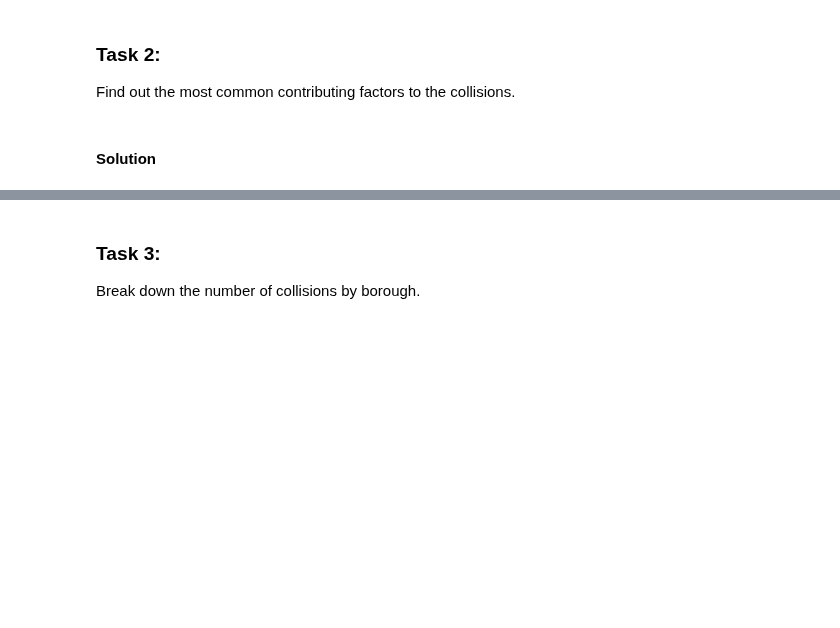
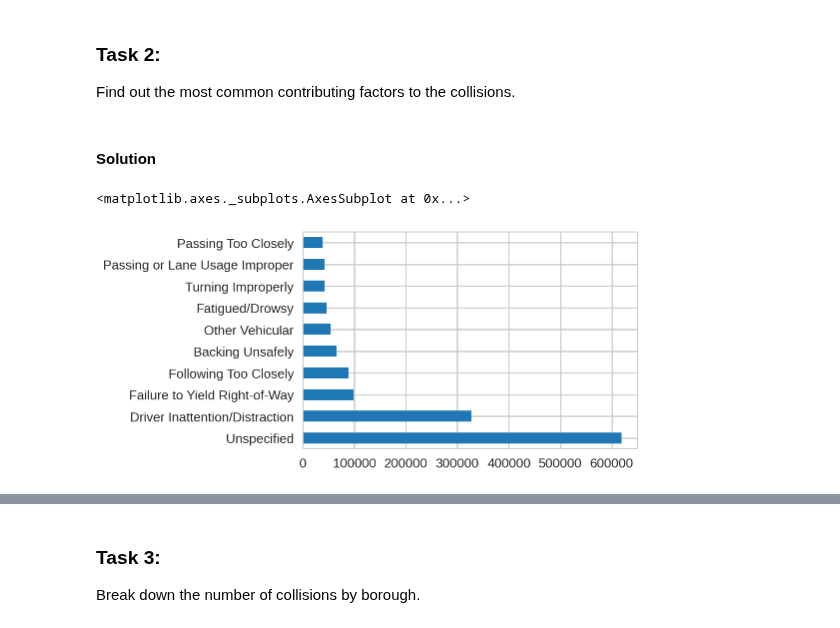
Before and after one commit to ipeirotis/dealing_with_data, a Jupyter notebook: 03-Pandas/A2-Introduction_to_Pandas-NYPD_Vehicle_Collisions.ipynb, the cells around one changed output, grey strips where cells are left out. Saved outputs shown, nothing was run; the diff lists cells and outputs as text; code cells hidden in the pictures; blank space fills up the shorter version.

```diff
--- a/03-Pandas/A2-Introduction_to_Pandas-NYPD_Vehicle_Collisions.ipynb
+++ b/03-Pandas/A2-Introduction_to_Pandas-NYPD_Vehicle_Collisions.ipynb
@@ -61,5 +61,7 @@ Find out the most common contributing factors to the collisions.
 #### Solution
 # %%
 # Task 2: Find out the most common contributing factors to the collisions.
-# Notice that we skip the first element (0) of the list, and we get the elements 1:10
-df['CONTRIBUTING FACTOR VEHICLE 1'].value_counts()[1:10].plot(kind='barh')
+df['CONTRIBUTING FACTOR VEHICLE 1'].value_counts().plot(kind='barh')
+# %% [output]
+<matplotlib.axes._subplots.AxesSubplot at 0x...>
+[figure, added]
```
Also changed, not shown: parts of 11 cells of this notebook.
